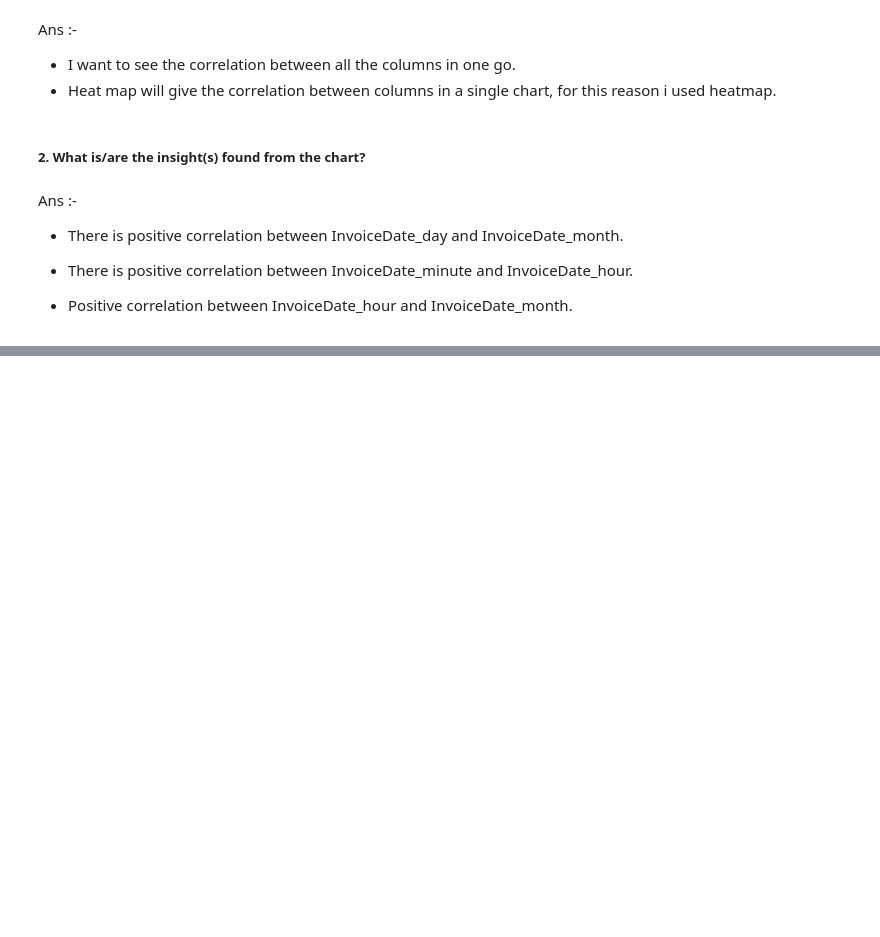
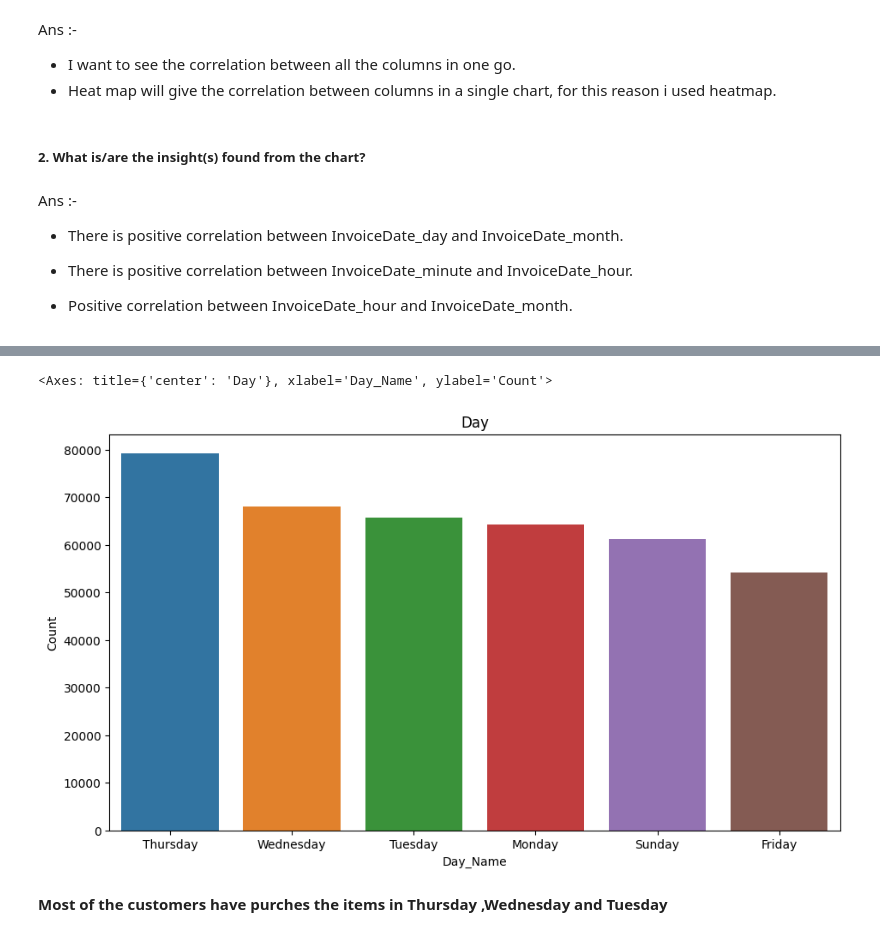
Before and after one commit to ImtiyazAnsari1223/Online_Retail_Customer_Segmentation_Unsupervised, a Jupyter notebook: Retail_Customer_Segmentation_Unsupervised.ipynb, the cells around one changed output, grey strips where cells are left out. Saved outputs shown, nothing was run; the diff lists cells and outputs as text; code cells hidden in the pictures; blank space fills up the shorter version.

```diff
--- a/Retail_Customer_Segmentation_Unsupervised.ipynb
+++ b/Retail_Customer_Segmentation_Unsupervised.ipynb
@@ -716,0 +969,6 @@ Ans :-
+# %%
+# lets create dataframe of Day column:
+day_df=df['Day'].value_counts().reset_index()
+day_df.rename(columns={'index': 'Day_Name'}, inplace=True)
+day_df.rename(columns={'Day': 'Count'}, inplace=True)
+day_df
@@ -716,0 +983,10 @@ Ans :-
+# %%
+# draw bar chart of dataframe which i created:
+plt.figure(figsize=(11,6))
+plt.title('Day')
+sns.barplot(x='Day_Name',y='Count',data=day_df)
+# %% [output]
+<Axes: title={'center': 'Day'}, xlabel='Day_Name', ylabel='Count'>
+[figure, added]
+# %% [markdown]
+**Most of the customers have purches the items in Thursday ,Wednesday and Tuesday**
```
Also changed, not shown: parts of 61 cells of this notebook.
